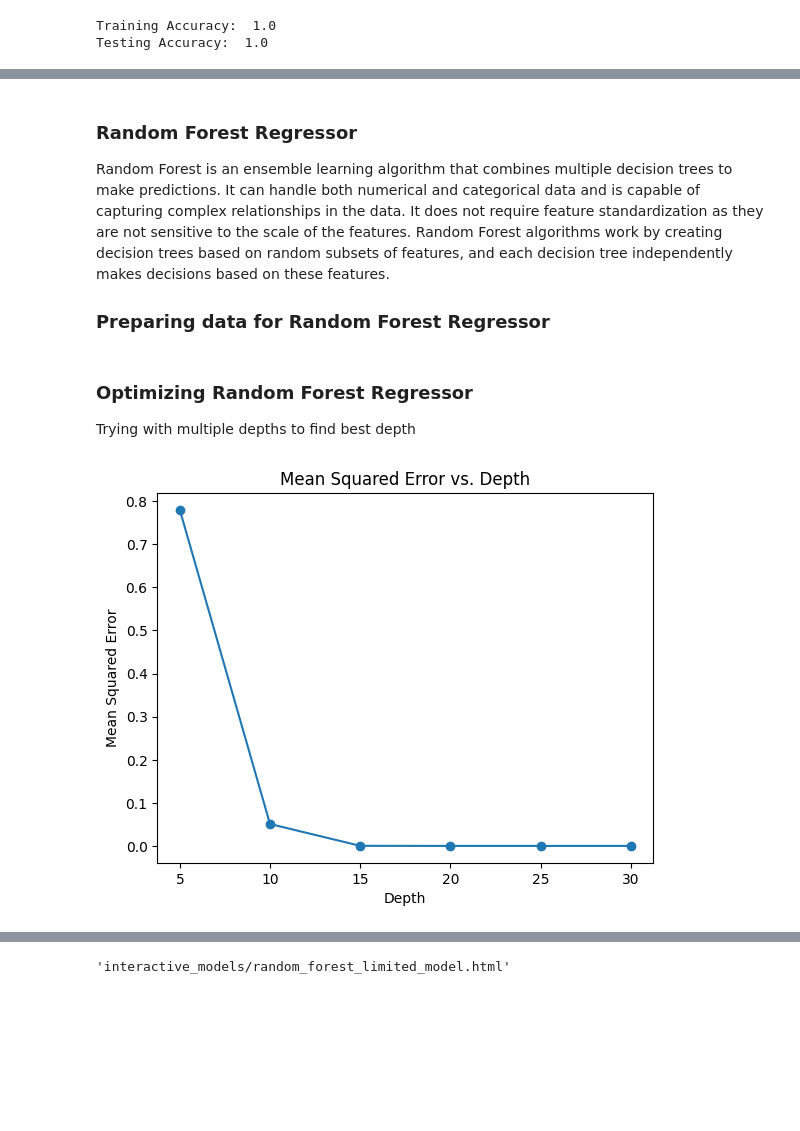
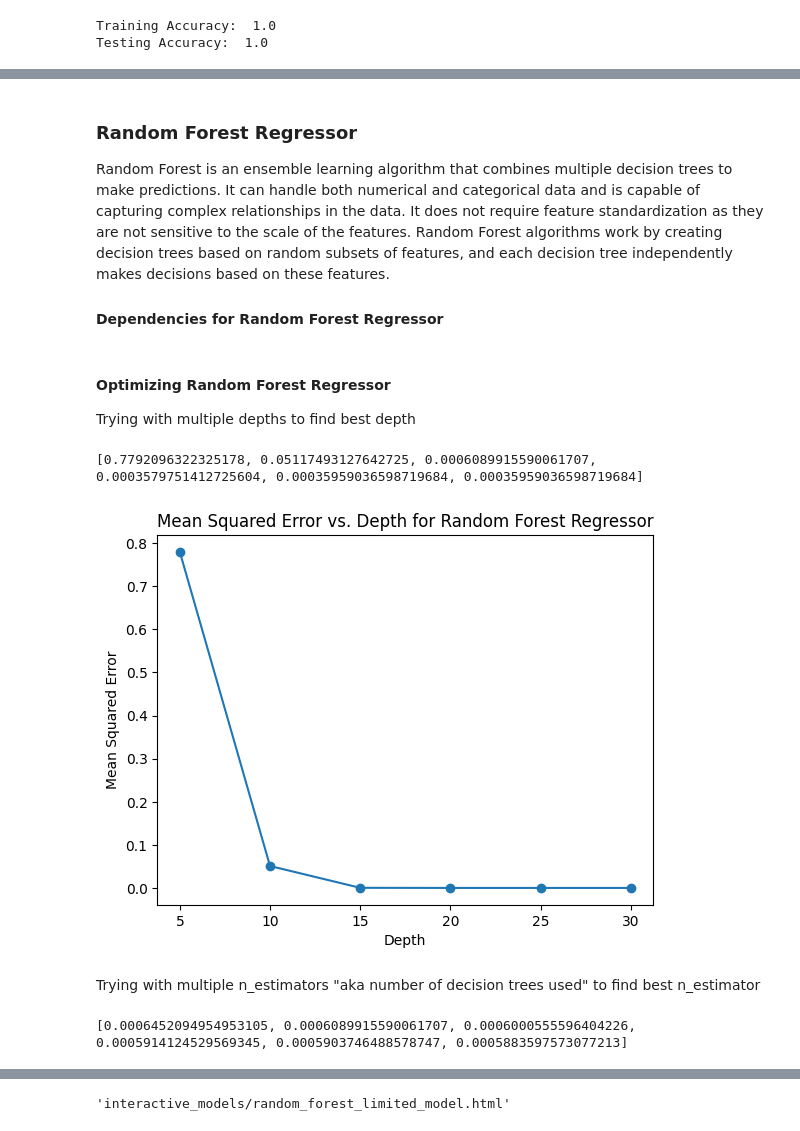
Before and after one commit to mtwchuang/CSC3005-Shuttlecock-Trajectory-Estimation, a Jupyter notebook: regression_approach_limited_input.ipynb, the cells around one changed output, grey strips where cells are left out. Saved outputs shown, nothing was run; the diff lists cells and outputs as text; code cells hidden in the pictures; blank space fills up the shorter version.

```diff
--- a/regression_approach_limited_input.ipynb
+++ b/regression_approach_limited_input.ipynb
@@ -339,4 +348,20 @@ Testing Accuracy:  1.0
+# %%
+# Define X and Y features
+X_features_Regressor = temp_data[['HUMAN PLAYER POSITION (X) metres',
+                            'HUMAN PLAYER POSITION (Y) metres',
+                            'HUMAN PLAYER POSITION (Z) metres',
+                            'INITITAL VELOCITY OF SHUTTELCOCK(m/s)',
+                            'INITIAL SHUTTELCOCK FIRING ANGLE (DEGREE)',
+                            'INITIAL SHUTTELCOCK SLANT ANGLE TO SIDELINE(DEGREE)',
+                            'OBSERVATION NUMBER']]
+
+Y_features_Regressor = temp_data[['SHUTTLECOCK POSITIION IN AIR(X) metres',
+                            'SHUTTLECOCK POSITIION IN AIR(Y) metres',
+                            'SHUTTLECOCK POSITIION IN AIR(Z) metres']]
+
+# splitting data into X, Y train test, 80/20
+X_train_Regressor, X_test_Regressor, Y_train_Regressor, Y_test_Regressor = train_test_split(X_features_Regressor, Y_features_Regressor, test_size=0.2, random_state=42)
 # %% [markdown]
 ### Random Forest Regressor
 Random Forest is an ensemble learning algorithm that combines multiple decision trees to make predictions. It can handle both numerical and categorical data and is capable of capturing complex relationships in the data. It does not require feature standardization as they are not sensitive to the scale of the features. Random Forest algorithms work by creating decision trees based on random subsets of features, and each decision tree independently makes decisions based on these features.
-### Preparing data for Random Forest Regressor
+#### Dependencies for Random Forest Regressor
@@ -359,25 +370,44 @@ X_train_RF, X_test_RF, Y_train_RF, Y_test_RF = train_test_split(X_features_RF, Y
 # %% [markdown]
-### Optimizing Random Forest Regressor
+#### Optimizing Random Forest Regressor
 Trying with multiple depths to find best depth
 # %%
-from sklearn.ensemble import RandomForestRegressor  # for regression tasks
 # Define a list of depths to test
 depths = [5, 10, 15, 20, 25, 30]
-mse_scores = []
+mse_score_RF = []
 
 # Iterate over different depths and calculate MSE
 for depth in depths:
     temp_model_RF = RandomForestRegressor(n_estimators=100, max_depth=depth, random_state=42)
-    temp_model_RF.fit(X_train_RF, Y_train_RF)
-    y_pred = temp_model_RF.predict(X_test_RF)
-    mse = mean_squared_error(Y_test_RF, y_pred)
-    mse_scores.append(mse)
+    temp_model_RF.fit(X_train_Regressor, Y_train_Regressor)
+    temp_y_pred_RF = temp_model_RF.predict(X_test_Regressor)
+    mse = mean_squared_error(Y_test_Regressor, temp_y_pred_RF)
+    mse_score_RF.append(mse)
+print(mse_score_RF)
+# %% [output]
+[0.7792096322325178, 0.05117493127642725, 0.0006089915590061707, 0.0003579751412725604, 0.00035959036598719684, 0.00035959036598719684]
 # %%
 # Plotting the MSE scores
-plt.plot(depths, mse_scores, marker='o')
+plt.plot(depths, mse_score_RF, marker='o')
 plt.xlabel('Depth')
 plt.ylabel('Mean Squared Error')
-plt.title('Mean Squared Error vs. Depth')
+plt.title('Mean Squared Error vs. Depth for Random Forest Regressor')
 plt.show()
 # %% [output]
-[figure, old version]
+[figure, new version]
+# %% [markdown]
+Trying with multiple n_estimators "aka number of decision trees used" to find best n_estimator
+# %%
+# Define a list of n_estimators to test
+n_estimators_values = [50, 100, 150, 200, 250, 300]
+mse_score_RF = []
+
+# Iterate over different n_estimators and calculate MSE
+for n_estimators in n_estimators_values:
+    temp_model_RF = RandomForestRegressor(n_estimators=n_estimators, max_depth=15, random_state=42)
+    temp_model_RF.fit(X_train_Regressor, Y_train_Regressor)
+    temp_y_pred_RF = temp_model_RF.predict(X_test_Regressor)
+    mse = mean_squared_error(Y_test_Regressor, temp_y_pred_RF)
+    mse_score_RF.append(mse)
+print(mse_score_RF)
+# %% [output]
+[0.0006452094954953105, 0.0006089915590061707, 0.0006000555596404226, 0.0005914124529569345, 0.0005903746488578747, 0.0005883597573077213]
```
Also changed, not shown: parts of 42 cells of this notebook, 3 other files.
